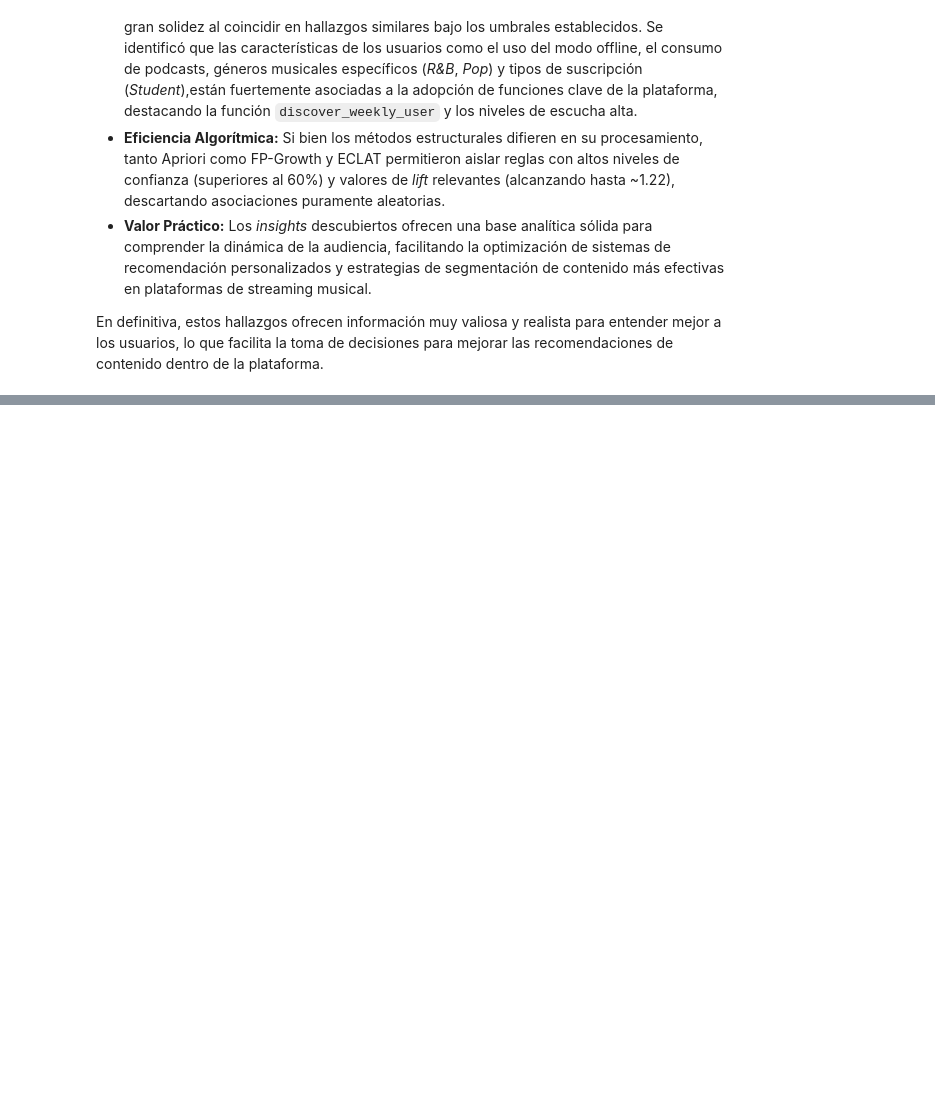
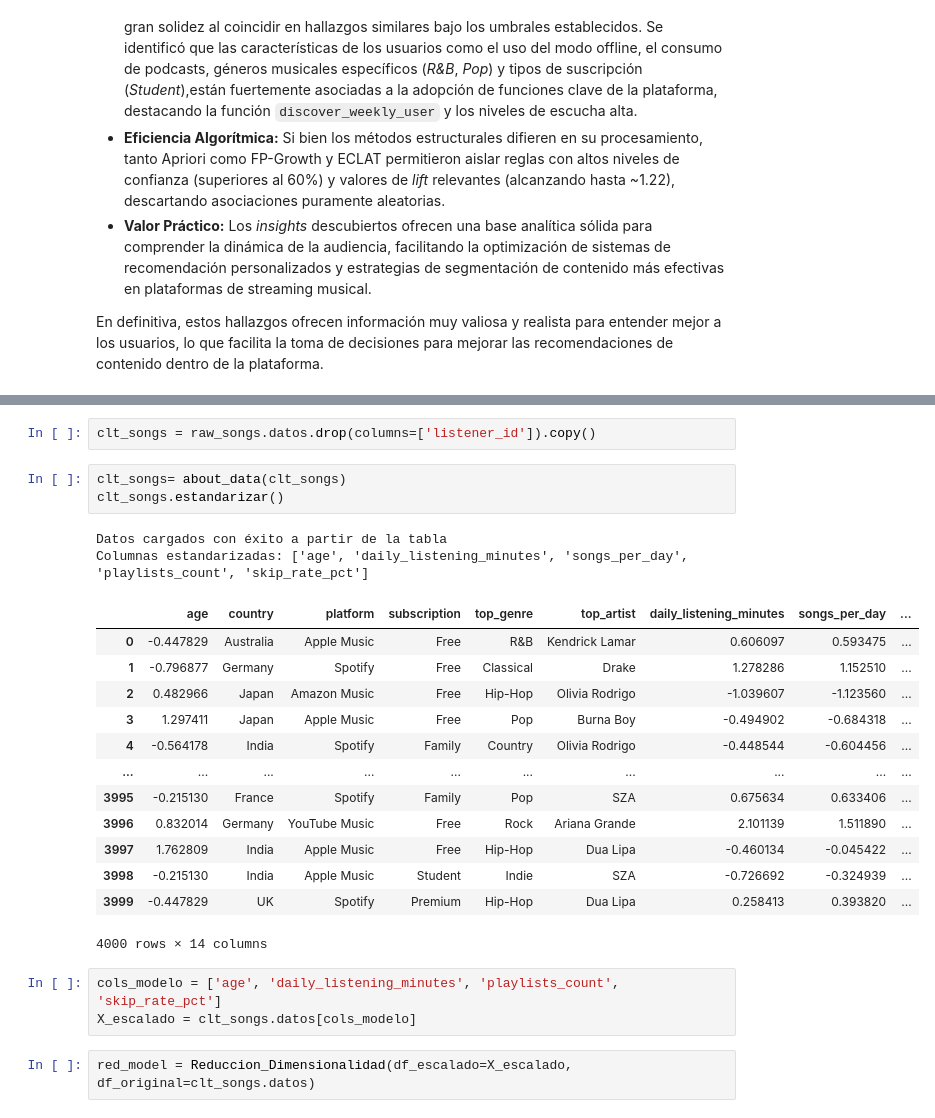
Before and after one commit to Isaakkko/Habitos-Musicales, a Jupyter notebook: HTML/PROYECTO.ipynb, the cells around one changed output, grey strips where cells are left out. Saved outputs shown, nothing was run; the diff lists cells and outputs as text; blank space fills up the shorter version.

```diff
--- a/HTML/PROYECTO.ipynb
+++ b/HTML/PROYECTO.ipynb
@@ -490,0 +501,26 @@ En definitiva, estos hallazgos ofrecen información muy valiosa y realista para
+# %%
+clt_songs = raw_songs.datos.drop(columns=['listener_id']).copy()
+# %%
+clt_songs= about_data(clt_songs)
+clt_songs.estandarizar()
+# %% [output]
+Datos cargados con éxito a partir de la tabla
+Columnas estandarizadas: ['age', 'daily_listening_minutes', 'songs_per_day', 'playlists_count', 'skip_rate_pct']
+|  | age | country | platform | subscription | top_genre | top_artist | daily_listening_minutes | songs_per_day | ... |
+| 0 | -0.447829 | Australia | Apple Music | Free | R&B | Kendrick Lamar | 0.606097 | 0.593475 | ... |
+| 1 | -0.796877 | Germany | Spotify | Free | Classical | Drake | 1.278286 | 1.152510 | ... |
+| 2 | 0.482966 | Japan | Amazon Music | Free | Hip-Hop | Olivia Rodrigo | -1.039607 | -1.123560 | ... |
+| 3 | 1.297411 | Japan | Apple Music | Free | Pop | Burna Boy | -0.494902 | -0.684318 | ... |
+| 4 | -0.564178 | India | Spotify | Family | Country | Olivia Rodrigo | -0.448544 | -0.604456 | ... |
+| ... | ... | ... | ... | ... | ... | ... | ... | ... | ... |
+| 3995 | -0.215130 | France | Spotify | Family | Pop | SZA | 0.675634 | 0.633406 | ... |
+| 3996 | 0.832014 | Germany | YouTube Music | Free | Rock | Ariana Grande | 2.101139 | 1.511890 | ... |
+| 3997 | 1.762809 | India | Apple Music | Free | Hip-Hop | Dua Lipa | -0.460134 | -0.045422 | ... |
+| 3998 | -0.215130 | India | Apple Music | Student | Indie | SZA | -0.726692 | -0.324939 | ... |
+| 3999 | -0.447829 | UK | Spotify | Premium | Hip-Hop | Dua Lipa | 0.258413 | 0.393820 | ... |
+4000 rows × 14 columns
+# %%
+cols_modelo = ['age', 'daily_listening_minutes', 'playlists_count', 'skip_rate_pct']
+X_escalado = clt_songs.datos[cols_modelo]
+# %%
+red_model = Reduccion_Dimensionalidad(df_escalado=X_escalado, df_original=clt_songs.datos)
```
Also changed, not shown: parts of 21 cells of this notebook, 1 other file.
